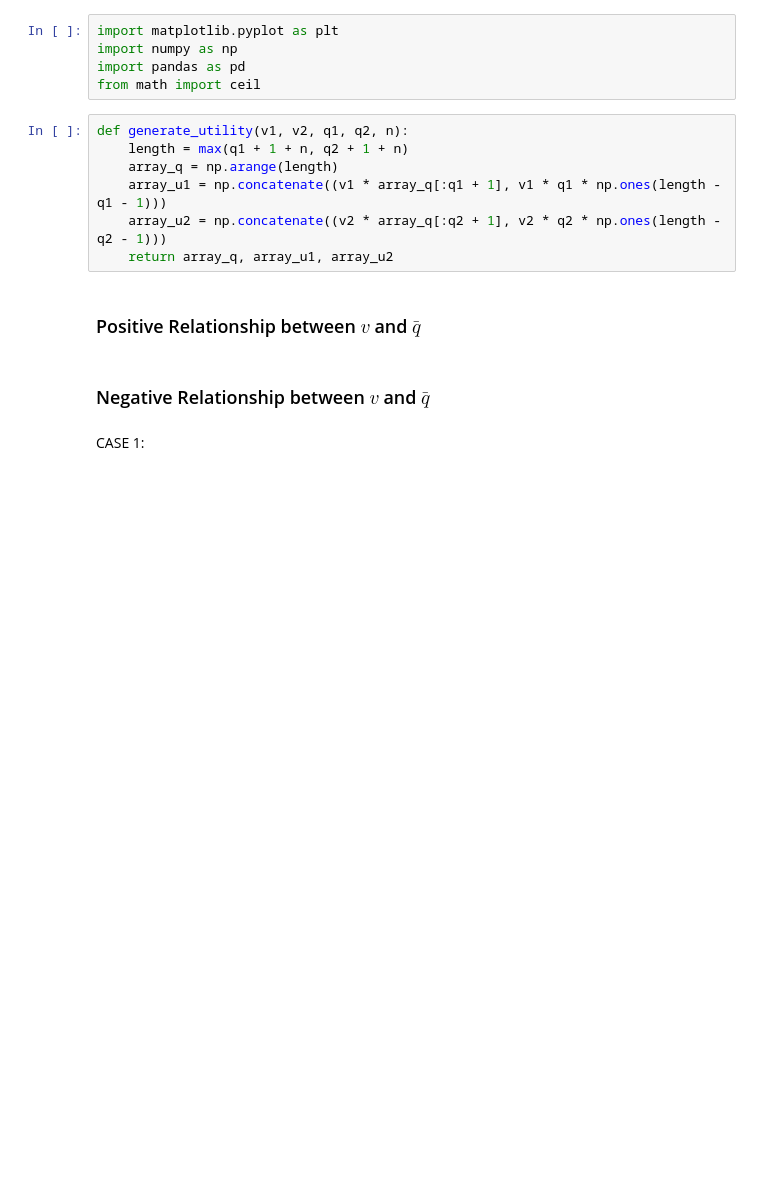
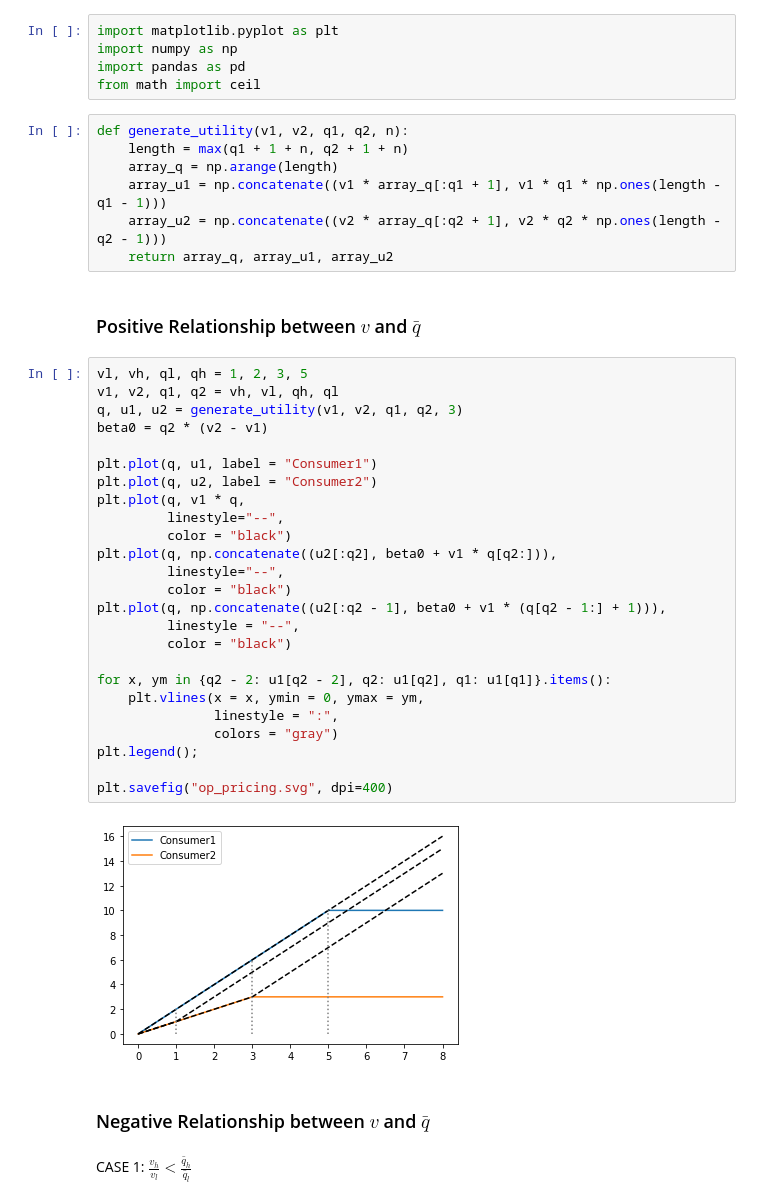
Before and after one commit to wanxii/nonlinear-pricing, a Jupyter notebook: op_pricing_fig.ipynb, the cells around one changed output. Drawn from its saved outputs; the diff is of its cells as text; blank space fills up the shorter version.

```diff
--- a/op_pricing_fig.ipynb
+++ b/op_pricing_fig.ipynb
@@ -12,10 +12,37 @@ def generate_utility(v1, v2, q1, q2, n):
     return array_q, array_u1, array_u2
 # %% [markdown]
 ### Positive Relationship between $v$ and $\bar{q}$
+# %%
+vl, vh, ql, qh = 1, 2, 3, 5
+v1, v2, q1, q2 = vh, vl, qh, ql
+q, u1, u2 = generate_utility(v1, v2, q1, q2, 3)
+beta0 = q2 * (v2 - v1)
+
+plt.plot(q, u1, label = "Consumer1")
+plt.plot(q, u2, label = "Consumer2")
+plt.plot(q, v1 * q,
+         linestyle="--",
+         color = "black")
+plt.plot(q, np.concatenate((u2[:q2], beta0 + v1 * q[q2:])),
+         linestyle="--",
+         color = "black")
+plt.plot(q, np.concatenate((u2[:q2 - 1], beta0 + v1 * (q[q2 - 1:] + 1))),
+         linestyle = "--",
+         color = "black")
+
+for x, ym in {q2 - 2: u1[q2 - 2], q2: u1[q2], q1: u1[q1]}.items():
+    plt.vlines(x = x, ymin = 0, ymax = ym,
+               linestyle = ":",
+               colors = "gray")
+plt.legend();
+
+plt.savefig("op_pricing.svg", dpi=400)
+# %% [output]
+[figure, added]
 # %% [markdown]
 ### Negative Relationship between $v$ and $\bar{q}$
 # %% [markdown]
-CASE 1:
+CASE 1: $\frac{v_h}{v_l} < \frac{\bar{q}_h}{\bar{q}_l}$
 # %%
 vl, vh, ql, qh = 1, 2, 2, 5
 v1, v2, q1, q2 = vh, vl, ql, qh
```
Also changed, not shown: parts of 6 cells of this notebook.
